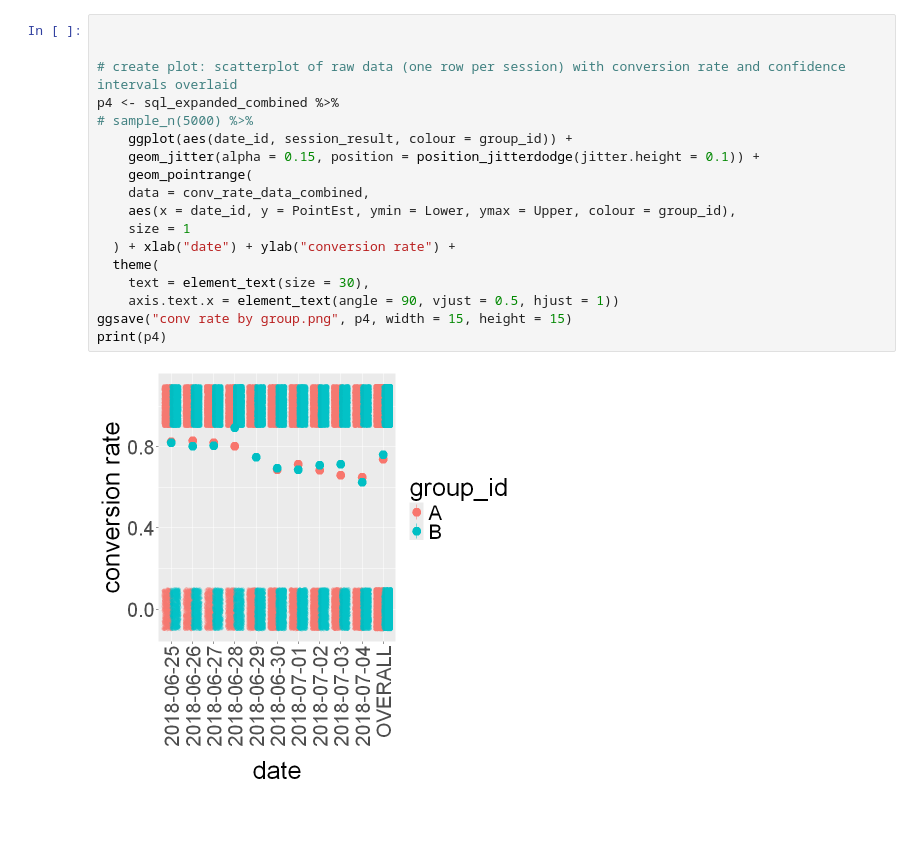
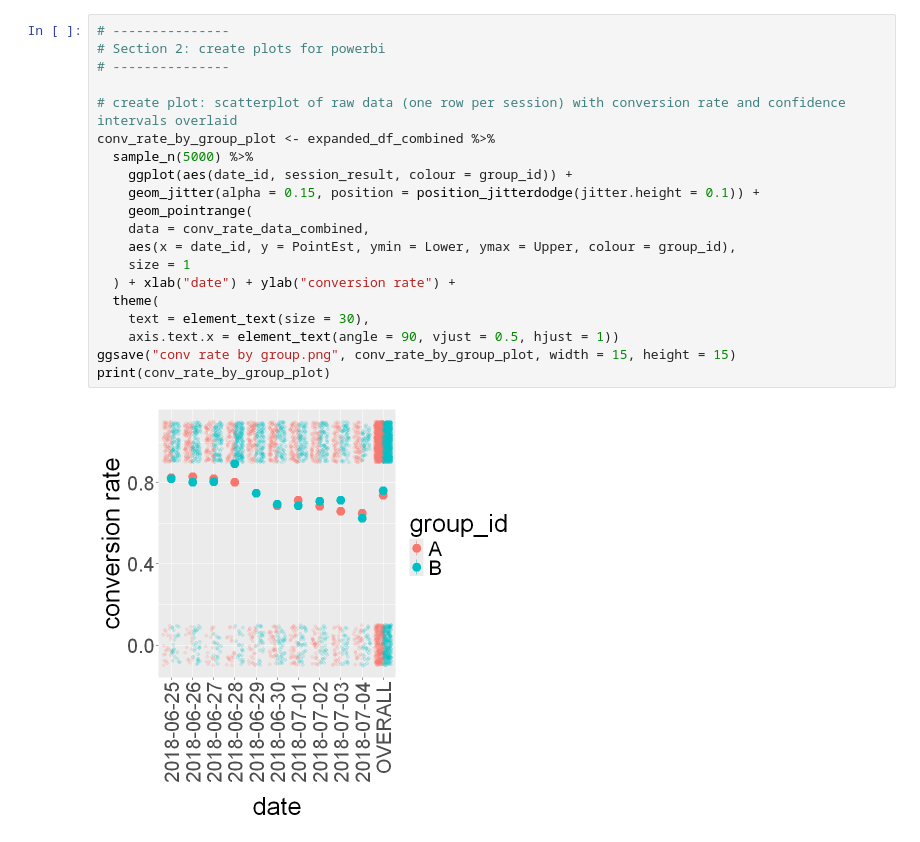
Before and after one commit to jayruffell/trademe-test, a Jupyter notebook: R.ipynb, the cells around one changed output. Saved outputs shown, nothing was run; the diff lists cells and outputs as text.

```diff
--- a/R.ipynb
+++ b/R.ipynb
@@ -74,20 +119,22 @@ print(head(conv_rate_data_combined, 3))
 # %%
-
+# ---------------
+# Section 2: create plots for powerbi
+# ---------------
 
 # create plot: scatterplot of raw data (one row per session) with conversion rate and confidence intervals overlaid
-p4 <- sql_expanded_combined %>%
-# sample_n(5000) %>%
+conv_rate_by_group_plot <- expanded_df_combined %>%
+  sample_n(5000) %>%
     ggplot(aes(date_id, session_result, colour = group_id)) +
     geom_jitter(alpha = 0.15, position = position_jitterdodge(jitter.height = 0.1)) +
     geom_pointrange(
     data = conv_rate_data_combined,
     aes(x = date_id, y = PointEst, ymin = Lower, ymax = Upper, colour = group_id),
     size = 1
   ) + xlab("date") + ylab("conversion rate") +
   theme(
     text = element_text(size = 30),
     axis.text.x = element_text(angle = 90, vjust = 0.5, hjust = 1))
-ggsave("conv rate by group.png", p4, width = 15, height = 15)
-print(p4)
+ggsave("conv rate by group.png", conv_rate_by_group_plot, width = 15, height = 15)
+print(conv_rate_by_group_plot)
 # %% [output]
-[figure, old version]
+[figure, new version]
```
Also changed, not shown: parts of 10 cells of this notebook.
